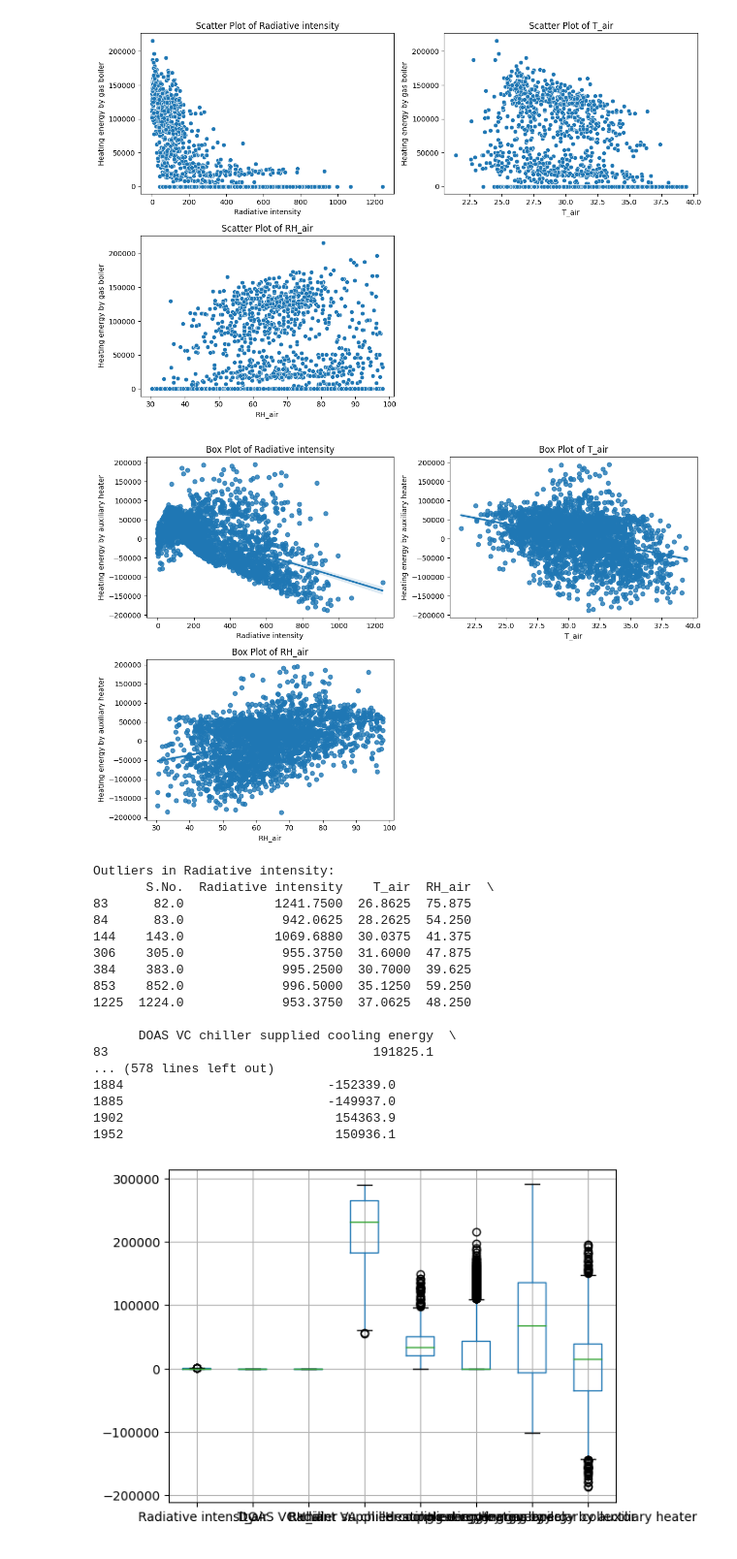
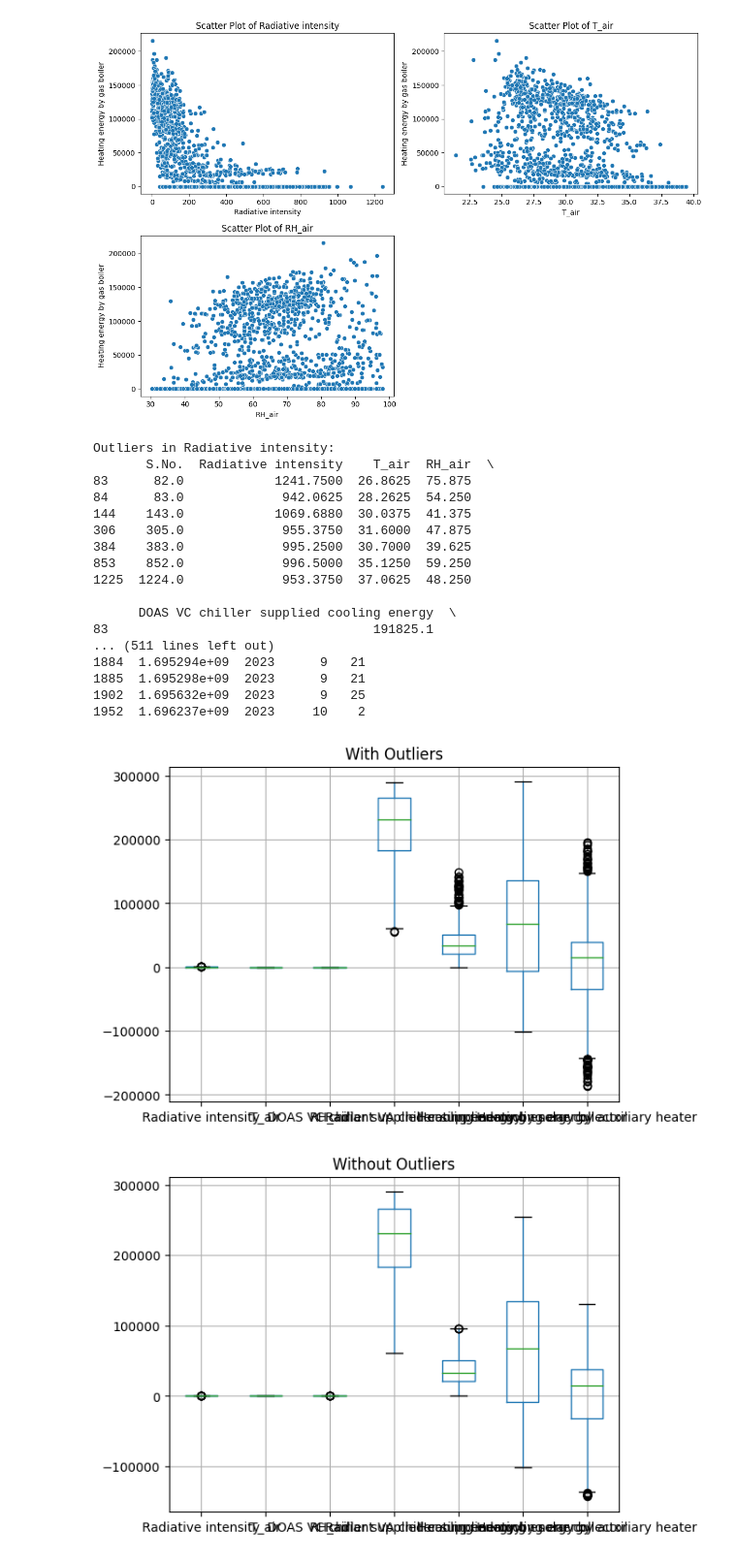
Before and after one commit to AbhiAadi/Optimizing-AC-energy-requirement, a Jupyter notebook: DEP.ipynb, the cells around one changed output. Shown at 97% size. Drawn from its saved outputs; the diff is of its cells as text; code cells hidden in the pictures.

```diff
--- a/DEP.ipynb
+++ b/DEP.ipynb
@@ -6,7 +6,7 @@ import numpy as np
 import matplotlib.pyplot as plt
 import seaborn as sns
 # %%
-Data = pd.read_excel('Warm-humid-building-data.xlsx')
+Data = pd.read_excel('Building energy data.xlsx')
 Data.head()
 # %% [output]
 |  | S.No. | Date and time | Radiative intensity | T_air | RH_air | DOAS VC chiller supplied cooling ... | ... |
@@ -50,0 +31,8 @@ memory usage: 203.3 KB
+# %%
+# Assuming 'datetime_column' is your datetime column
+Data['Timestamp'] = pd.to_datetime(Data['Date and time']).astype(int) / 10**9
+Data['Year'] = pd.to_datetime(Data['Date and time']).dt.year
+Data['Month'] = pd.to_datetime(Data['Date and time']).dt.month
+Data['Day'] = pd.to_datetime(Data['Date and time']).dt.day
+
+Data.info()
@@ -130,21 +135,9 @@ plt.show()
 [figure]
 [figure]
 [figure]
-# %%
-# Plot box plots for each feature
-plt.figure(figsize=(12, 8))
-
-for i, feature in enumerate(Data.columns[1:-1]):
-    plt.subplot(2, 2, i + 1)
-    sns.regplot(y='Heating energy by auxiliary heater', x=feature, data=Data)
-    plt.title(f'Box Plot of {feature}')
-
-plt.tight_layout()
-plt.show()
-# %% [output]
-[figure, removed]
 # %%
 # Function to detect outliers using IQR
+Data = Data.drop('Heating energy by gas boiler', axis = 1)
 def detect_outliers(data):
     q1 = data.quantile(0.25)
     q3 = data.quantile(0.75)
@@ -154,38 +147,51 @@ def detect_outliers(data):
     outliers = (data < lower_bound) | (data > upper_bound)
     return outliers
 
 # Specify the columns for which you want to detect outliers
-columns_to_check = ['Radiative intensity',	'T_air',	'RH_air',	'DOAS VC chiller supplied cooling energy',	'Radiant VA chiller supplied cooling energy',	'Heating energy by gas boiler',	'Heating energy by solar collector', 'Heating energy by auxiliary heater']
+columns_to_check = ['Radiative intensity', 'T_air', 'RH_air', 'DOAS VC chiller supplied cooling energy', 'Radiant VA chiller supplied cooling energy',  'Heating energy by solar collector', 'Heating energy by auxiliary heater']
 
 # Detect outliers for each column
 outliers_dict = {}
 for column in columns_to_check:
     outliers_dict[column] = detect_outliers(Data[column])
 
 # Display outliers
 for column, outliers in outliers_dict.items():
     print(f"Outliers in {column}:")
     print(Data[outliers])
 
-# You can also visualize the outliers using box plots
+# Drop rows containing outliers
+outliers_rows = outliers_dict[columns_to_check[0]]
+for column in columns_to_check[1:]:
+    outliers_rows |= outliers_dict[column]
+
+cleaned_data = Data[~outliers_rows]
+
+# Visualize the outliers using box plots
 Data.boxplot(column=columns_to_check)
+plt.title("With Outliers")
 plt.show()
+
+cleaned_data.boxplot(column=columns_to_check)
+plt.title("Without Outliers")
+plt.show()
 # %% [output]
 Outliers in Radiative intensity:
        S.No.  Radiative intensity    T_air  RH_air  \
 83      82.0            1241.7500  26.8625  75.875
 84      83.0             942.0625  28.2625  54.250
 144    143.0            1069.6880  30.0375  41.375
 306    305.0             955.3750  31.6000  47.875
 384    383.0             995.2500  30.7000  39.625
 853    852.0             996.5000  35.1250  59.250
 1225  1224.0             953.3750  37.0625  48.250
 
       DOAS VC chiller supplied cooling energy  \
 83                                   191825.1
-... (578 lines left out)
-1884                           -152339.0
-1885                           -149937.0
-1902                            154363.9
-1952                            150936.1
+... (511 lines left out)
+1884  1.695294e+09  2023      9   21
+1885  1.695298e+09  2023      9   21
+1902  1.695632e+09  2023      9   25
+1952  1.696237e+09  2023     10    2
-[figure, old version]
+[figure, new version]
+[figure, added]
```
Also changed, not shown: parts of 18 cells of this notebook.
